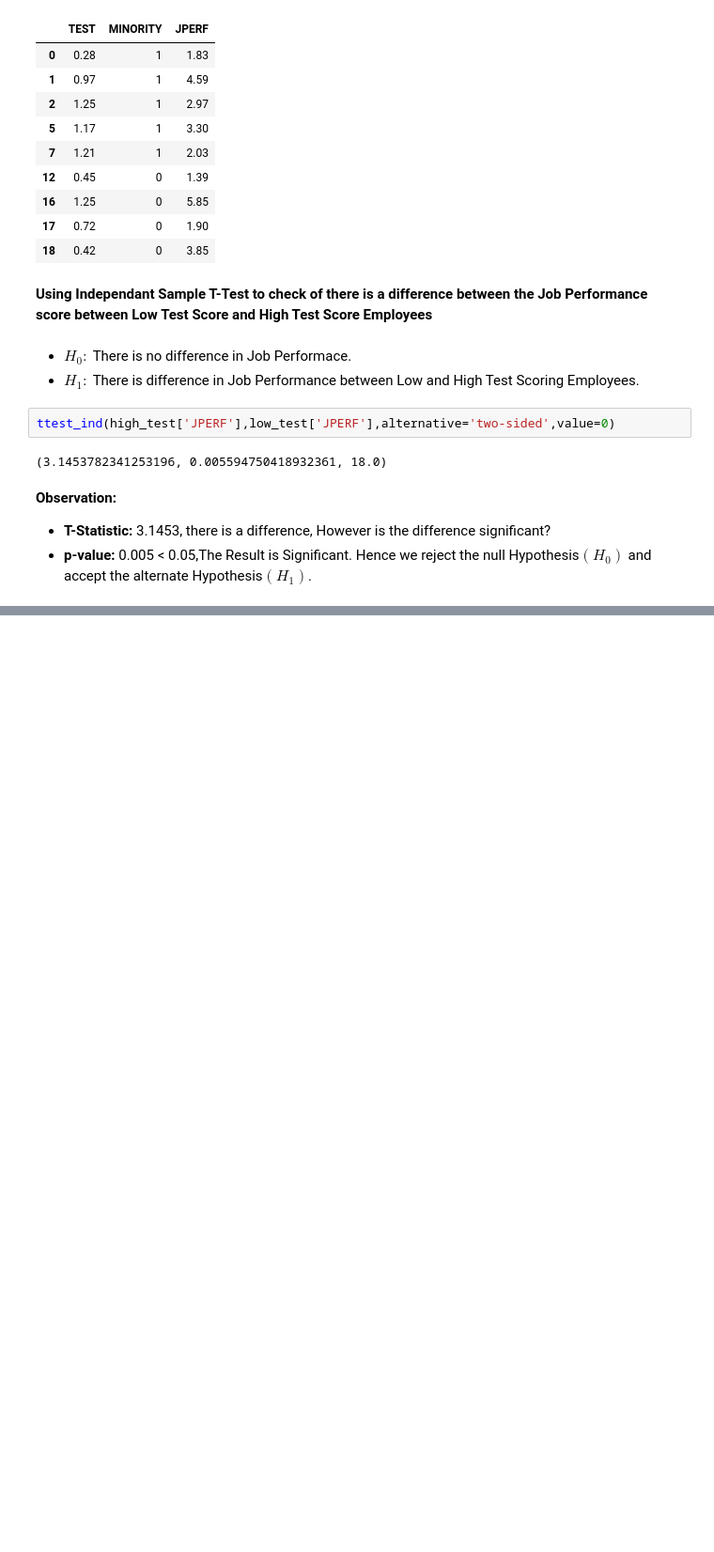
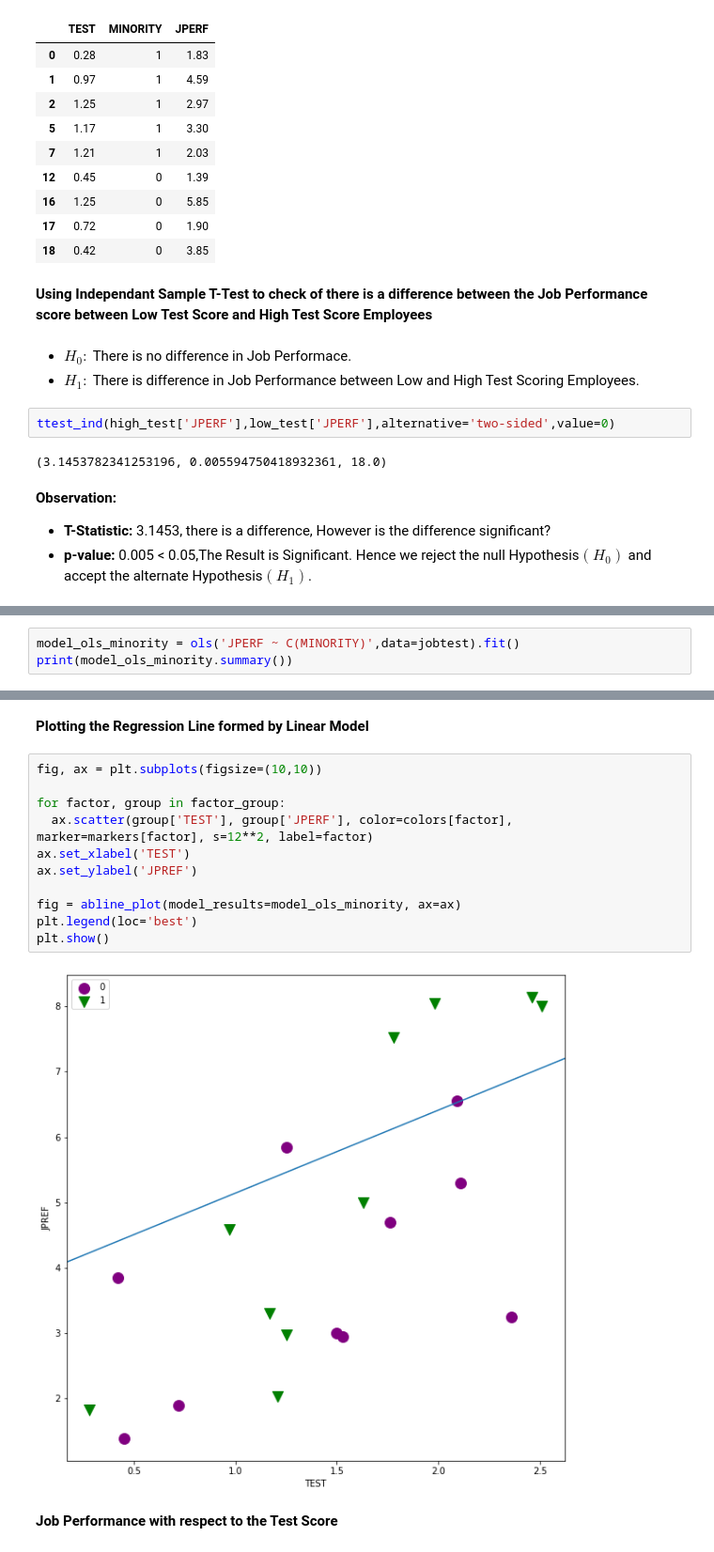
Before and after one commit to Revanthshalon/Machine-Learning, a Jupyter notebook: Statsmodels/Stats.ipynb, the cells around one changed output, grey strips where cells are left out. Shown: that part at 94% size. Cells and saved outputs as stored; diff of their text form; blank space fills up the shorter version.

```diff
--- a/Statsmodels/Stats.ipynb
+++ b/Statsmodels/Stats.ipynb
@@ -305,0 +460,3 @@ ttest_ind(high_test['JPERF'],low_test['JPERF'],alternative='two-sided',value=0)
+# %%
+model_ols_minority = ols('JPERF ~ C(MINORITY)',data=jobtest).fit()
+print(model_ols_minority.summary())
@@ -305,0 +487,17 @@ ttest_ind(high_test['JPERF'],low_test['JPERF'],alternative='two-sided',value=0)
+# %% [markdown]
+**Plotting the Regression Line formed by Linear Model**
+# %%
+fig, ax = plt.subplots(figsize=(10,10))
+
+for factor, group in factor_group:
+  ax.scatter(group['TEST'], group['JPERF'], color=colors[factor], marker=markers[factor], s=12**2, label=factor)
+ax.set_xlabel('TEST')
+ax.set_ylabel('JPREF')
+
+fig = abline_plot(model_results=model_ols_minority, ax=ax)
+plt.legend(loc='best')
+plt.show()
+# %% [output]
+[figure, added]
+# %% [markdown]
+**Job Performance with respect to the Test Score**
```
Also changed, not shown: parts of 49 cells of this notebook.
